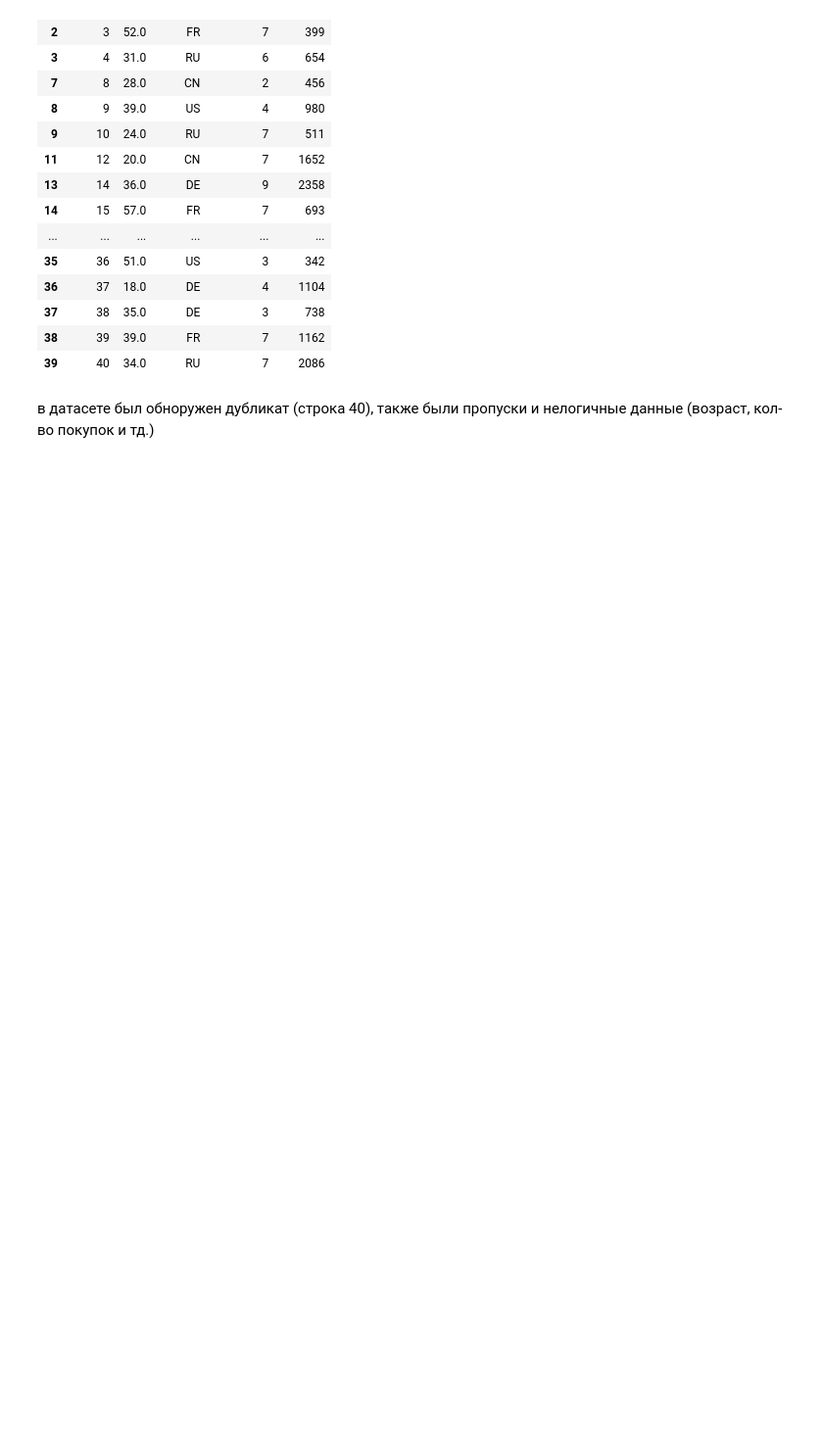
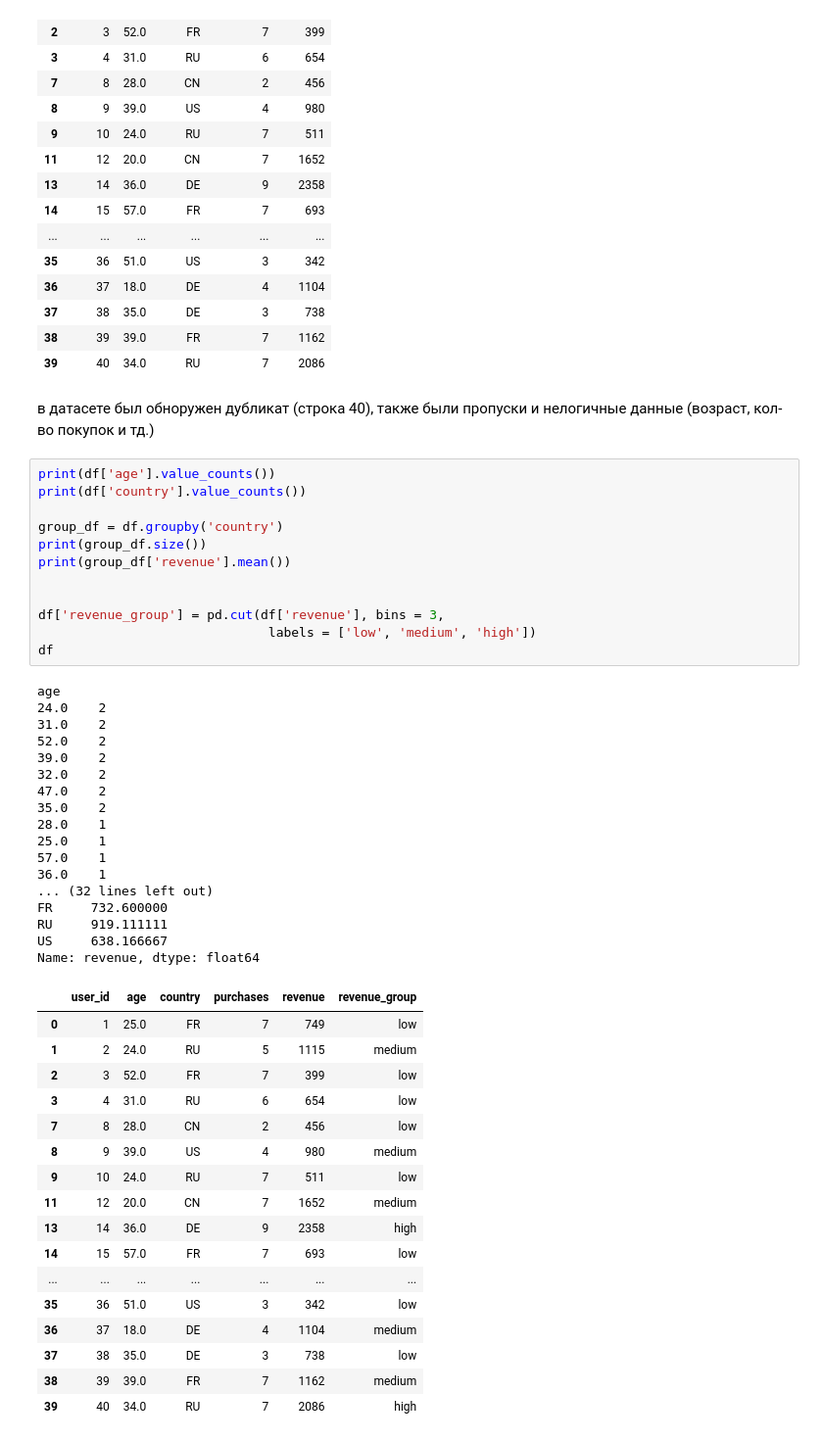
Before and after one commit to sleonov11/aie-leonov-HW-project, a Jupyter notebook: homeworks/HW02/HW02.ipynb, the cells around one changed output. Shown at 98% size. Saved outputs shown, nothing was run; the diff lists cells and outputs as text; blank space fills up the shorter version.

```diff
--- a/homeworks/HW02/HW02.ipynb
+++ b/homeworks/HW02/HW02.ipynb
@@ -74,3 +74,50 @@ dtype: bool>
 | 39 | 40 | 34.0 | RU | 7 | 2086 |
 # %% [markdown]
 в датасете был обноружен дубликат (строка 40), также были пропуски и нелогичные данные (возраст, кол-во покупок и тд.)
+# %%
+print(df['age'].value_counts())
+print(df['country'].value_counts())
+
+group_df = df.groupby('country')
+print(group_df.size())
+print(group_df['revenue'].mean())
+
+
+df['revenue_group'] = pd.cut(df['revenue'], bins = 3,
+                              labels = ['low', 'medium', 'high'])
+df
+# %% [output]
+age
+24.0    2
+31.0    2
+52.0    2
+39.0    2
+32.0    2
+47.0    2
+35.0    2
+28.0    1
+25.0    1
+57.0    1
+36.0    1
+... (32 lines left out)
+FR     732.600000
+RU     919.111111
+US     638.166667
+Name: revenue, dtype: float64
+|  | user_id | age | country | purchases | revenue | revenue_group |
+| 0 | 1 | 25.0 | FR | 7 | 749 | low |
+| 1 | 2 | 24.0 | RU | 5 | 1115 | medium |
+| 2 | 3 | 52.0 | FR | 7 | 399 | low |
+| 3 | 4 | 31.0 | RU | 6 | 654 | low |
+| 7 | 8 | 28.0 | CN | 2 | 456 | low |
+| 8 | 9 | 39.0 | US | 4 | 980 | medium |
+| 9 | 10 | 24.0 | RU | 7 | 511 | low |
+| 11 | 12 | 20.0 | CN | 7 | 1652 | medium |
+| 13 | 14 | 36.0 | DE | 9 | 2358 | high |
+| 14 | 15 | 57.0 | FR | 7 | 693 | low |
+| ... | ... | ... | ... | ... | ... | ... |
+| 35 | 36 | 51.0 | US | 3 | 342 | low |
+| 36 | 37 | 18.0 | DE | 4 | 1104 | medium |
+| 37 | 38 | 35.0 | DE | 3 | 738 | low |
+| 38 | 39 | 39.0 | FR | 7 | 1162 | medium |
+| 39 | 40 | 34.0 | RU | 7 | 2086 | high |
```
Also changed, not shown: parts of 7 cells of this notebook, 3 other files.
